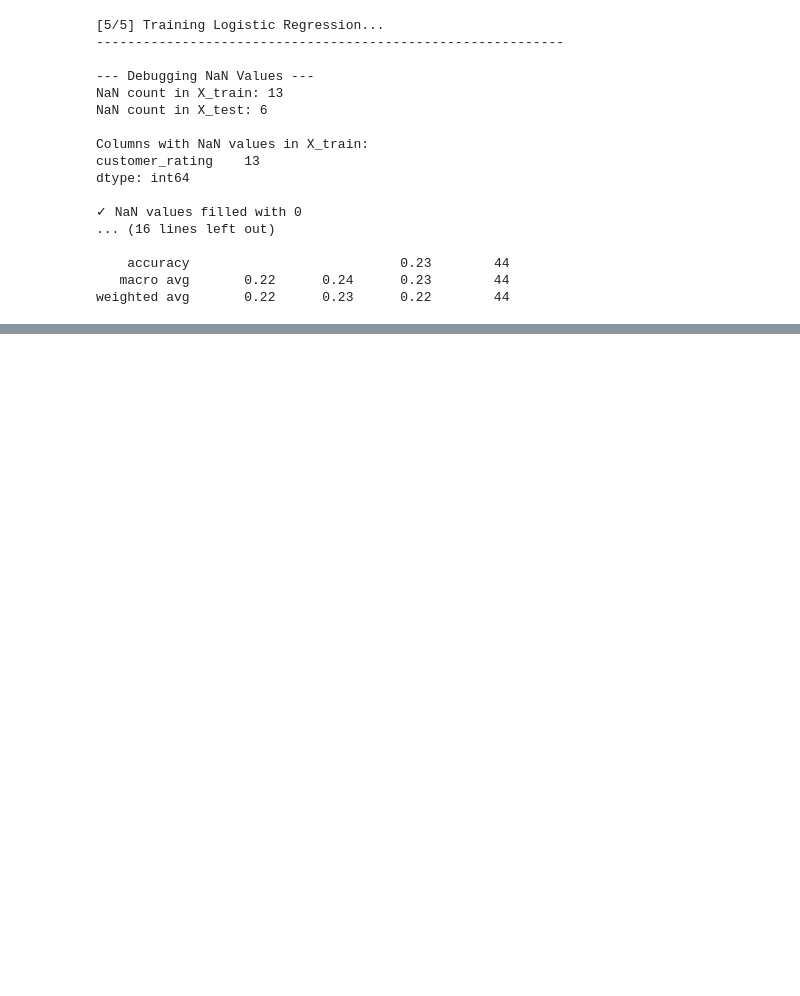
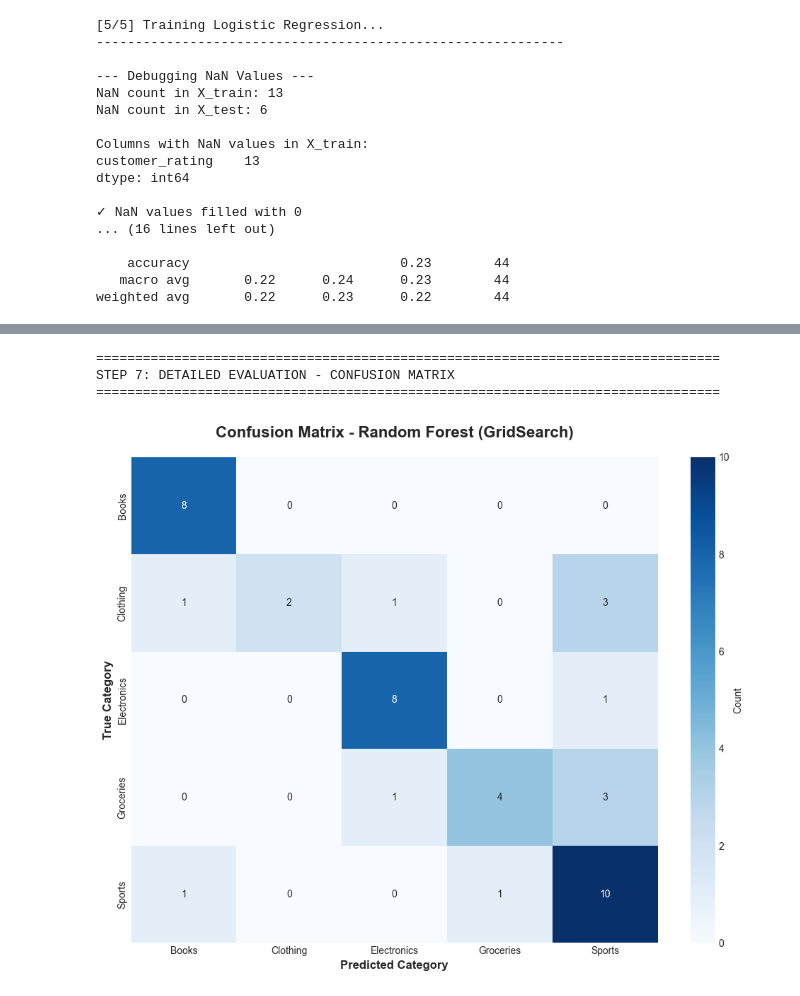
Before and after one commit to mugishasam123/echoFace, a Jupyter notebook: notebooks/Product_recommendation_model_notebook.ipynb, the cells around one changed output, grey strips where cells are left out. Drawn from its saved outputs; the diff is of its cells as text; code cells hidden in the pictures; blank space fills up the shorter version.

```diff
--- a/notebooks/Product_recommendation_model_notebook.ipynb
+++ b/notebooks/Product_recommendation_model_notebook.ipynb
@@ -906,0 +998,34 @@ weighted avg       0.22      0.23      0.22        44
+# %%
+# ============================================================================
+# 10. CONFUSION MATRIX FOR BEST MODEL
+# ============================================================================
+
+print("\n" + "=" * 80)
+print("STEP 7: DETAILED EVALUATION - CONFUSION MATRIX")
+print("=" * 80)
+
+# Get predictions from best model
+if best_model_name == 'Logistic Regression':
+    best_predictions = logreg.predict(X_test_scaled)
+else:
+    best_predictions = best_model.predict(X_test)
+
+# Confusion Matrix
+cm = confusion_matrix(y_test, best_predictions)
+
+plt.figure(figsize=(10, 8))
+sns.heatmap(cm, annot=True, fmt='d', cmap='Blues',
+            xticklabels=le.classes_,
+            yticklabels=le.classes_,
+            cbar_kws={'label': 'Count'})
+plt.title(f'Confusion Matrix - {best_model_name}',
+          fontsize=16, fontweight='bold', pad=20)
+plt.xlabel('Predicted Category', fontweight='bold', fontsize=12)
+plt.ylabel('True Category', fontweight='bold', fontsize=12)
+plt.tight_layout()
+plt.show()
+# %% [output]
+================================================================================
+STEP 7: DETAILED EVALUATION - CONFUSION MATRIX
+================================================================================
+[figure, added]
```
Also changed, not shown: parts of 2 cells of this notebook, 5 other files.
